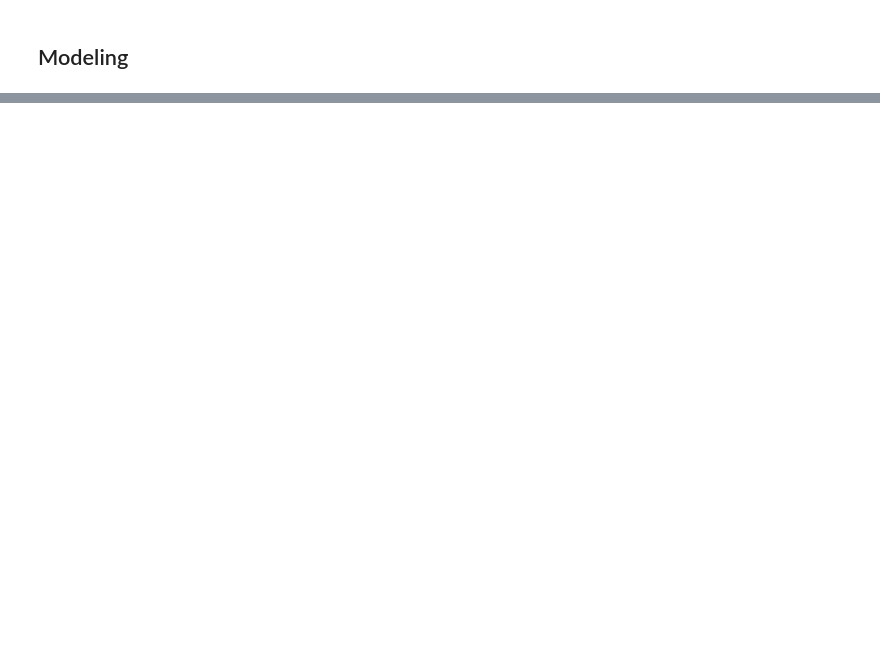
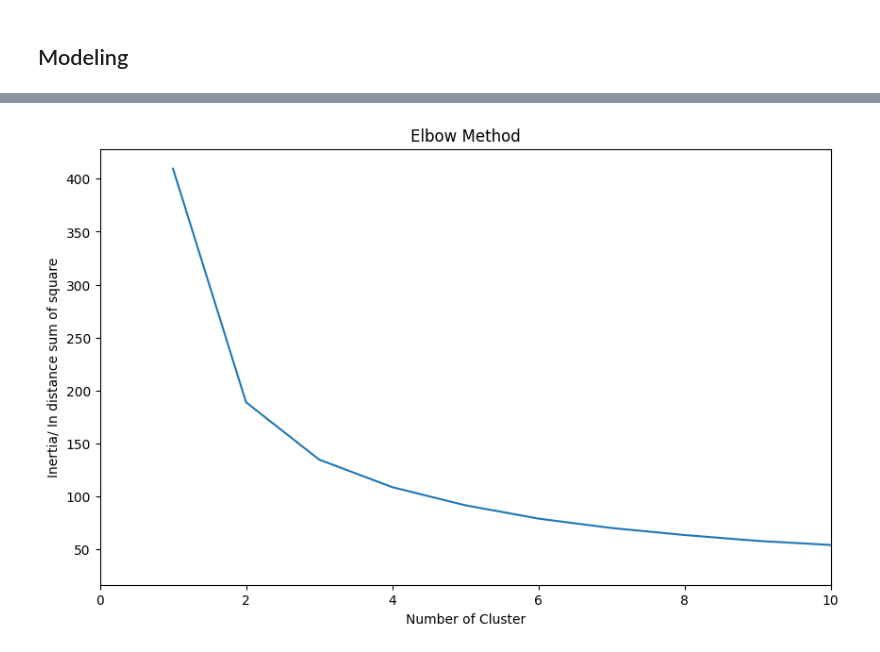
Before and after one commit to SaamarthMeston/Capstone-Project-4-Online-Retail-, a Jupyter notebook: Capstone_Project_4(Online_Retail).ipynb, the cells around one changed output, grey strips where cells are left out. Drawn from its saved outputs; the diff is of its cells as text; code cells hidden in the pictures; blank space fills up the shorter version.

```diff
--- a/Capstone_Project_4(Online_Retail).ipynb
+++ b/Capstone_Project_4(Online_Retail).ipynb
@@ -455,0 +471,17 @@ from sklearn.metrics import silhouette_score
+# %%
+inertia = []
+Num_cluster = range(1,20)
+for i in Num_cluster:
+  clusters = KMeans(n_clusters= i, init = 'k-means++' , max_iter= 1000, random_state= 77)
+  clusters.fit(RFM_modeling)
+  inertia.append( clusters.inertia_ )
+# %%
+plt.figure(figsize=(10,6))
+plt.plot(range(1,20),inertia)
+plt.title('Elbow Method')
+plt.xlabel('Number of Cluster')
+plt.xlim(0,10)
+plt.ylabel('Inertia/ In distance sum of square')
+plt.show()
+# %% [output]
+[figure, added]
```
Also changed, not shown: parts of 35 cells of this notebook.
